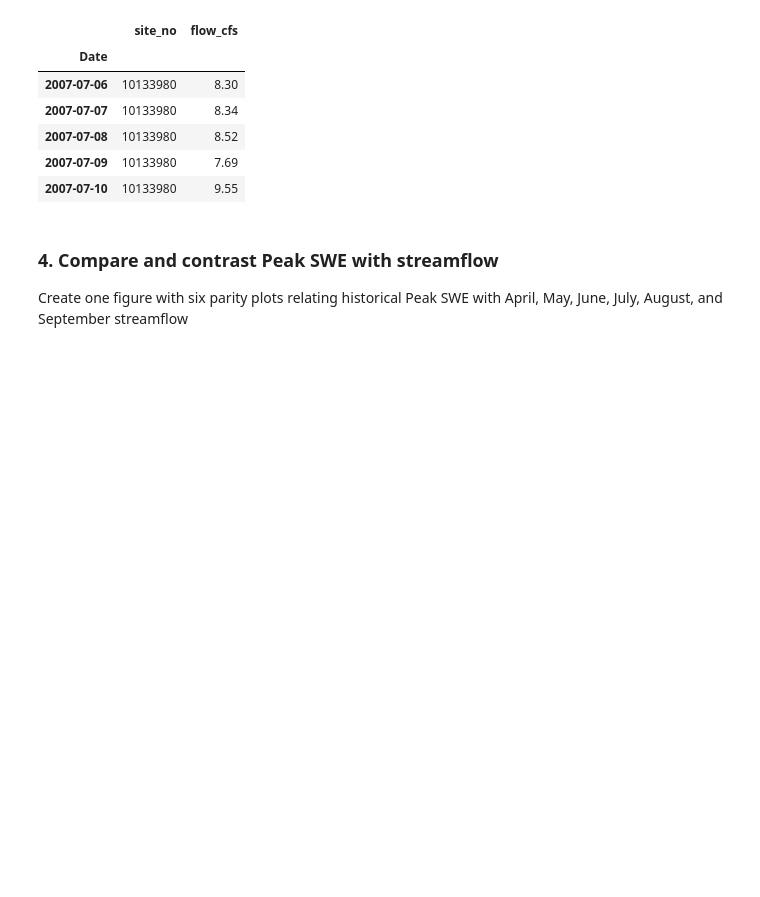
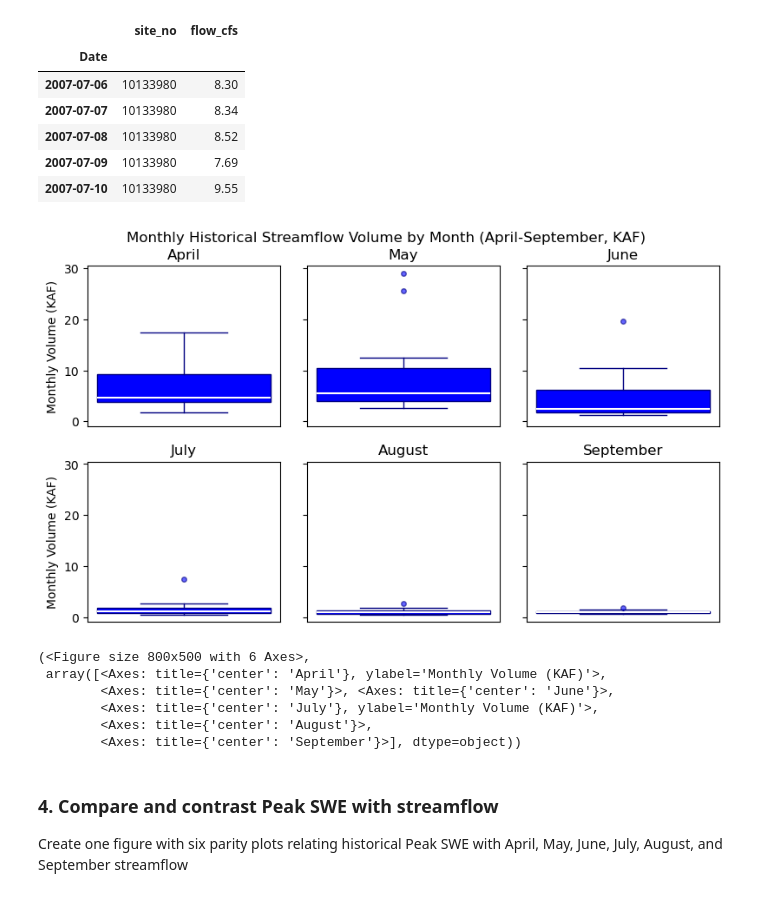
Before and after one commit to adernbach/hydroinformaticshomework2, a Jupyter notebook: res_mgmt.ipynb, the cells around one changed output. Drawn from its saved outputs; the diff is of its cells as text; code cells hidden in the pictures; blank space fills up the shorter version.

Commit message:
adjusted streamflow plot

```diff
--- a/res_mgmt.ipynb
+++ b/res_mgmt.ipynb
@@ -217,29 +215,21 @@ cleaned.head()
 #convert to SI units - Not doing this. Keeping SWE in inches, so flow can stay in cfs.
 #cleaned['flow_cfs'] = cleaned['flow_cfs'] * 0.0283168
 #cleaned.rename(columns={'flow_cfs': 'flow_cms'}, inplace=True)
-# %%
-#get summary stats for streamflow by month for April through September
-cleaned['month'] = cleaned.index.month
-cleaned['year'] = cleaned.index.year
-cleaned.loc[cleaned['month'].between(4, 9)].groupby('month')['flow_cfs'].describe()
-
-#save cleaned data to csv
-#cleaned.to_csv('files/cleaned_streamflow.csv')
-
-#aggregate streamflow by month for April through September per year
-monthly_flow = (
-	cleaned.loc[cleaned['month'].between(4, 9)]
-	.groupby(['year', 'month'])['flow_cfs']
-	.sum()
-)
 # %%
 #plot monthly flow by year for April through September
-plotting.plot_monthly_streamflow_apr_sep(
-    monthly_flow=monthly_flow,
-    usgs_gage_id=usgs_gage_id,
-    watershed=watershed,
-    output_path='./images/monthly_streamflow.png',
+plotting.plot_monthly_streamflow_boxplot(
+    data = cleaned,
+    output_path='./images/monthly_streamflow_boxplot.png',
+    show_plot=True
 )
+# %% [output]
+[figure, added]
+(<Figure size 800x500 with 6 Axes>,
+ array([<Axes: title={'center': 'April'}, ylabel='Monthly Volume (KAF)'>,
+        <Axes: title={'center': 'May'}>, <Axes: title={'center': 'June'}>,
+        <Axes: title={'center': 'July'}, ylabel='Monthly Volume (KAF)'>,
+        <Axes: title={'center': 'August'}>,
+        <Axes: title={'center': 'September'}>], dtype=object))
 # %% [markdown]
 ### 4. Compare and contrast Peak SWE with streamflow
 
```
Also changed, not shown: parts of 3 cells of this notebook, 3 other files.
